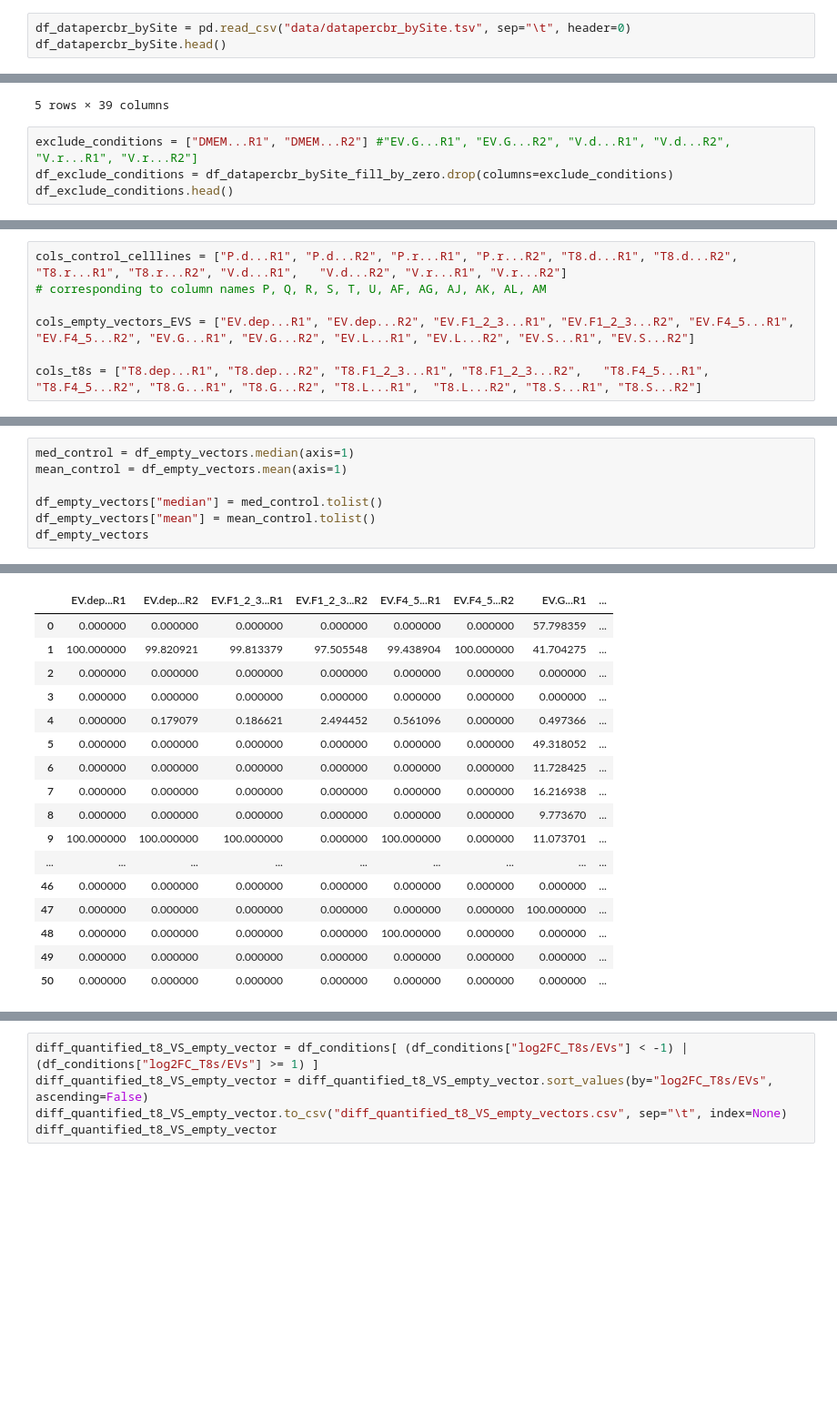
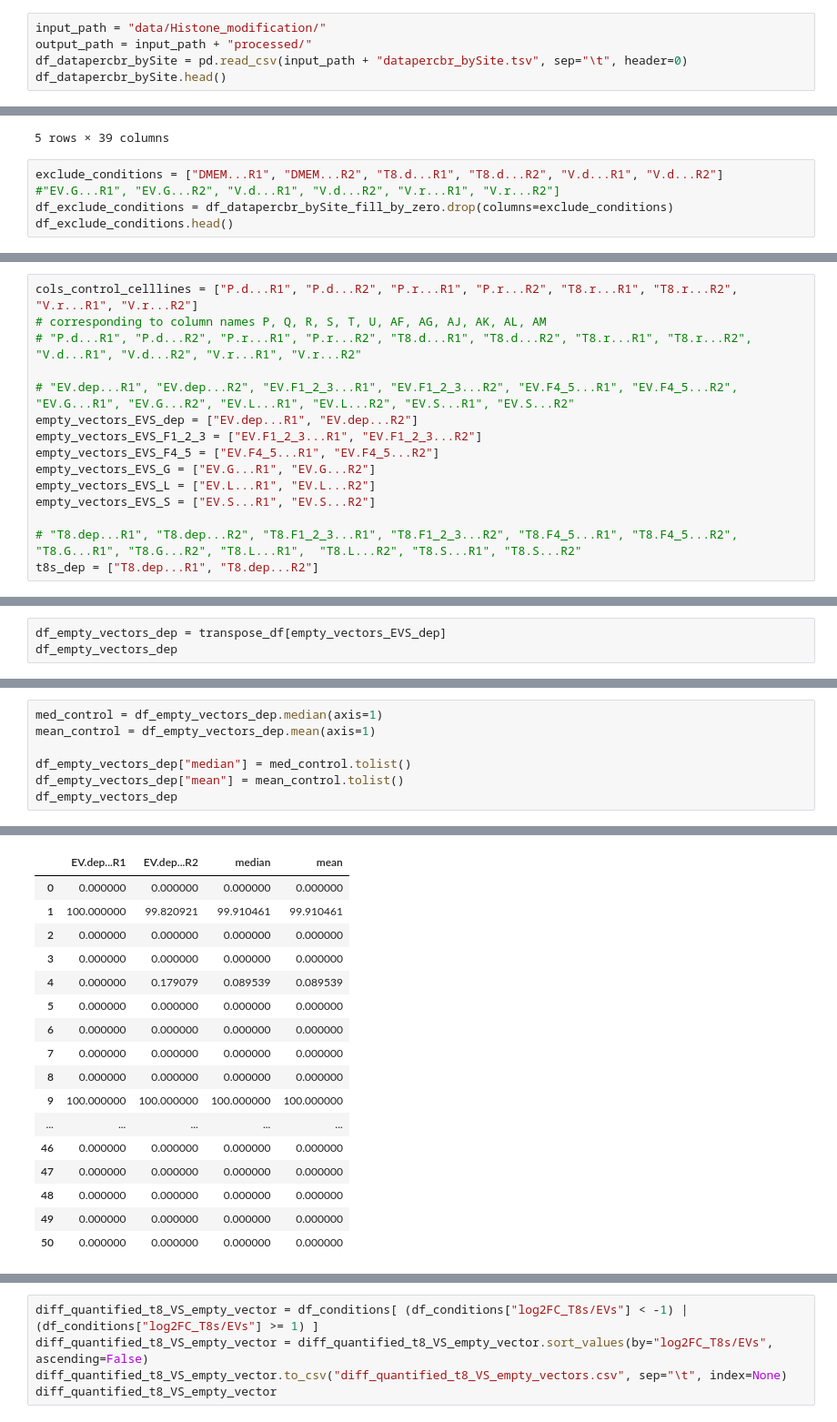
Before and after one commit to anuprulez/nanodiag_biomarker_prediction, a Jupyter notebook: ukfr_analysis/analyse_histone_mod_datapercbr_bySite.ipynb, the cells around one changed output, grey strips where cells are left out. Shown: that part at 91% size. Drawn from its saved outputs; the diff is of its cells as text; blank space fills up the shorter version.

```diff
--- a/ukfr_analysis/analyse_histone_mod_datapercbr_bySite.ipynb
+++ b/ukfr_analysis/analyse_histone_mod_datapercbr_bySite.ipynb
@@ -1,7 +1,9 @@
 # %%
 import pandas as pd
 # %%
-df_datapercbr_bySite = pd.read_csv("data/datapercbr_bySite.tsv", sep="\t", header=0)
+input_path = "data/Histone_modification/"
+output_path = input_path + "processed/"
+df_datapercbr_bySite = pd.read_csv(input_path + "datapercbr_bySite.tsv", sep="\t", header=0)
 df_datapercbr_bySite.head()
 # %% [output]
 |  | Unnamed: 0 | DMEM...R1 | DMEM...R2 | EV.dep...R1 | EV.dep...R2 | EV.F1_2_3...R1 | EV.F1_2_3...R2 | ... |
@@ -23,7 +25,8 @@ df_datapercbr_bySite_fill_by_zero.head()
 | 4 | H3_K4ac | 0.267310 | 0.000000 | 0.0 | 0.179079 | 0.186621 | 2.494452 | ... |
 5 rows × 39 columns
 # %%
-exclude_conditions = ["DMEM...R1", "DMEM...R2"] #"EV.G...R1", "EV.G...R2", "V.d...R1", "V.d...R2", "V.r...R1", "V.r...R2"]
+exclude_conditions = ["DMEM...R1", "DMEM...R2", "T8.d...R1", "T8.d...R2", "V.d...R1", "V.d...R2"]
+#"EV.G...R1", "EV.G...R2", "V.d...R1", "V.d...R2", "V.r...R1", "V.r...R2"]
 df_exclude_conditions = df_datapercbr_bySite_fill_by_zero.drop(columns=exclude_conditions)
 df_exclude_conditions.head()
 # %% [output]
@@ -78,10 +81,18 @@ modification_names
 50             H4_K20me3
 Name: Unnamed: 0, dtype: object
 # %%
-cols_control_celllines = ["P.d...R1", "P.d...R2", "P.r...R1", "P.r...R2", "T8.d...R1", "T8.d...R2", "T8.r...R1", "T8.r...R2", "V.d...R1",	"V.d...R2", "V.r...R1", "V.r...R2"]
+cols_control_celllines = ["P.d...R1", "P.d...R2", "P.r...R1", "P.r...R2", "T8.r...R1", "T8.r...R2", "V.r...R1", "V.r...R2"]
 # corresponding to column names P, Q, R, S, T, U, AF, AG, AJ, AK, AL, AM
+# "P.d...R1", "P.d...R2", "P.r...R1", "P.r...R2", "T8.d...R1", "T8.d...R2", "T8.r...R1", "T8.r...R2", "V.d...R1", "V.d...R2", "V.r...R1", "V.r...R2"
 
-cols_empty_vectors_EVS = ["EV.dep...R1", "EV.dep...R2",	"EV.F1_2_3...R1", "EV.F1_2_3...R2", "EV.F4_5...R1", "EV.F4_5...R2", "EV.G...R1", "EV.G...R2", "EV.L...R1", "EV.L...R2", "EV.S...R1", "EV.S...R2"]
+# "EV.dep...R1", "EV.dep...R2",	"EV.F1_2_3...R1", "EV.F1_2_3...R2", "EV.F4_5...R1", "EV.F4_5...R2", "EV.G...R1", "EV.G...R2", "EV.L...R1", "EV.L...R2", "EV.S...R1", "EV.S...R2"
+empty_vectors_EVS_dep = ["EV.dep...R1", "EV.dep...R2"]
+empty_vectors_EVS_F1_2_3 = ["EV.F1_2_3...R1", "EV.F1_2_3...R2"]
+empty_vectors_EVS_F4_5 = ["EV.F4_5...R1", "EV.F4_5...R2"]
+empty_vectors_EVS_G = ["EV.G...R1", "EV.G...R2"]
+empty_vectors_EVS_L = ["EV.L...R1", "EV.L...R2"]
+empty_vectors_EVS_S = ["EV.S...R1", "EV.S...R2"]
 
-cols_t8s = ["T8.dep...R1", "T8.dep...R2", "T8.F1_2_3...R1", "T8.F1_2_3...R2",	"T8.F4_5...R1",	"T8.F4_5...R2",	"T8.G...R1", "T8.G...R2", "T8.L...R1",	"T8.L...R2", "T8.S...R1", "T8.S...R2"]
+# "T8.dep...R1", "T8.dep...R2", "T8.F1_2_3...R1", "T8.F1_2_3...R2",	"T8.F4_5...R1",	"T8.F4_5...R2",	"T8.G...R1", "T8.G...R2", "T8.L...R1",	"T8.L...R2", "T8.S...R1", "T8.S...R2"
+t8s_dep = ["T8.dep...R1", "T8.dep...R2"]
 # %%
@@ -171,0 +159,3 @@ df_empty_vectors
+# %%
+df_empty_vectors_dep = transpose_df[empty_vectors_EVS_dep]
+df_empty_vectors_dep
@@ -172,10 +180,10 @@ df_empty_vectors
 # %%
-med_control = df_empty_vectors.median(axis=1)
-mean_control = df_empty_vectors.mean(axis=1)
+med_control = df_empty_vectors_dep.median(axis=1)
+mean_control = df_empty_vectors_dep.mean(axis=1)
 
-df_empty_vectors["median"] = med_control.tolist()
-df_empty_vectors["mean"] = mean_control.tolist()
-df_empty_vectors
+df_empty_vectors_dep["median"] = med_control.tolist()
+df_empty_vectors_dep["mean"] = mean_control.tolist()
+df_empty_vectors_dep
 # %% [output]
 A value is trying to be set on a copy of a slice from a DataFrame.
 Try using .loc[row_indexer,col_indexer] = value instead
@@ -190,18 +198,18 @@ See the caveats in the documentation: https://pandas.pydata.org/pandas-docs/stab
-|  | EV.dep...R1 | EV.dep...R2 | EV.F1_2_3...R1 | EV.F1_2_3...R2 | EV.F4_5...R1 | EV.F4_5...R2 | EV.G...R1 | ... |
-| 0 | 0.000000 | 0.000000 | 0.000000 | 0.000000 | 0.000000 | 0.000000 | 57.798359 | ... |
-| 1 | 100.000000 | 99.820921 | 99.813379 | 97.505548 | 99.438904 | 100.000000 | 41.704275 | ... |
-| 2 | 0.000000 | 0.000000 | 0.000000 | 0.000000 | 0.000000 | 0.000000 | 0.000000 | ... |
-| 3 | 0.000000 | 0.000000 | 0.000000 | 0.000000 | 0.000000 | 0.000000 | 0.000000 | ... |
-| 4 | 0.000000 | 0.179079 | 0.186621 | 2.494452 | 0.561096 | 0.000000 | 0.497366 | ... |
-| 5 | 0.000000 | 0.000000 | 0.000000 | 0.000000 | 0.000000 | 0.000000 | 49.318052 | ... |
-| 6 | 0.000000 | 0.000000 | 0.000000 | 0.000000 | 0.000000 | 0.000000 | 11.728425 | ... |
-| 7 | 0.000000 | 0.000000 | 0.000000 | 0.000000 | 0.000000 | 0.000000 | 16.216938 | ... |
-| 8 | 0.000000 | 0.000000 | 0.000000 | 0.000000 | 0.000000 | 0.000000 | 9.773670 | ... |
-| 9 | 100.000000 | 100.000000 | 100.000000 | 0.000000 | 100.000000 | 0.000000 | 11.073701 | ... |
-| ... | ... | ... | ... | ... | ... | ... | ... | ... |
-| 46 | 0.000000 | 0.000000 | 0.000000 | 0.000000 | 0.000000 | 0.000000 | 0.000000 | ... |
-| 47 | 0.000000 | 0.000000 | 0.000000 | 0.000000 | 0.000000 | 0.000000 | 100.000000 | ... |
-| 48 | 0.000000 | 0.000000 | 0.000000 | 0.000000 | 100.000000 | 0.000000 | 0.000000 | ... |
-| 49 | 0.000000 | 0.000000 | 0.000000 | 0.000000 | 0.000000 | 0.000000 | 0.000000 | ... |
-| 50 | 0.000000 | 0.000000 | 0.000000 | 0.000000 | 0.000000 | 0.000000 | 0.000000 | ... |
+|  | EV.dep...R1 | EV.dep...R2 | median | mean |
+| 0 | 0.000000 | 0.000000 | 0.000000 | 0.000000 |
+| 1 | 100.000000 | 99.820921 | 99.910461 | 99.910461 |
+| 2 | 0.000000 | 0.000000 | 0.000000 | 0.000000 |
+| 3 | 0.000000 | 0.000000 | 0.000000 | 0.000000 |
+| 4 | 0.000000 | 0.179079 | 0.089539 | 0.089539 |
+| 5 | 0.000000 | 0.000000 | 0.000000 | 0.000000 |
+| 6 | 0.000000 | 0.000000 | 0.000000 | 0.000000 |
+| 7 | 0.000000 | 0.000000 | 0.000000 | 0.000000 |
+| 8 | 0.000000 | 0.000000 | 0.000000 | 0.000000 |
+| 9 | 100.000000 | 100.000000 | 100.000000 | 100.000000 |
+| ... | ... | ... | ... | ... |
+| 46 | 0.000000 | 0.000000 | 0.000000 | 0.000000 |
+| 47 | 0.000000 | 0.000000 | 0.000000 | 0.000000 |
+| 48 | 0.000000 | 0.000000 | 0.000000 | 0.000000 |
+| 49 | 0.000000 | 0.000000 | 0.000000 | 0.000000 |
+| 50 | 0.000000 | 0.000000 | 0.000000 | 0.000000 |
 # %%
```
Also changed, not shown: parts of 18 cells of this notebook.
